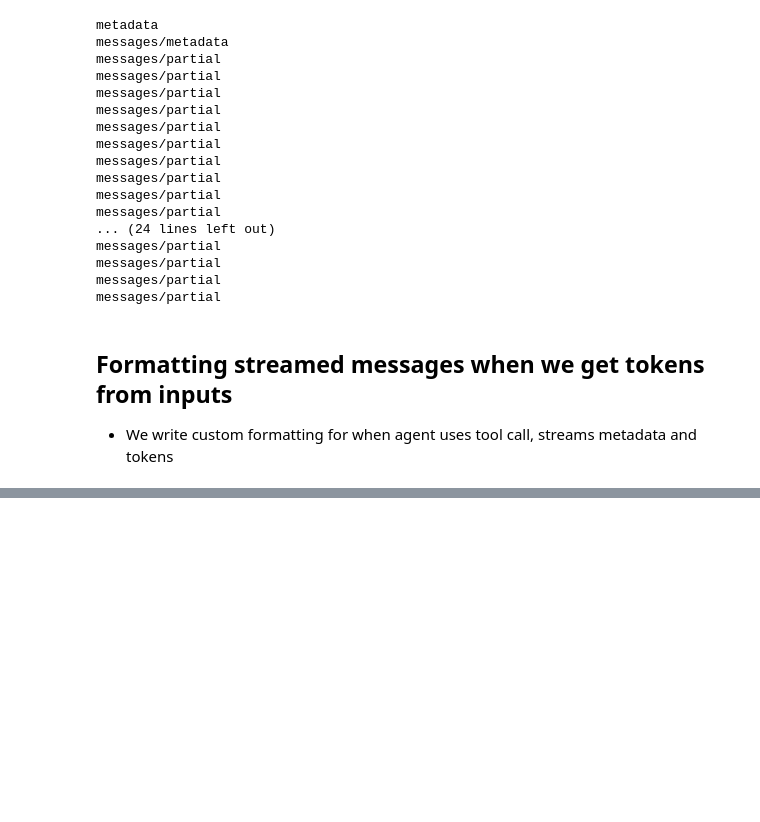
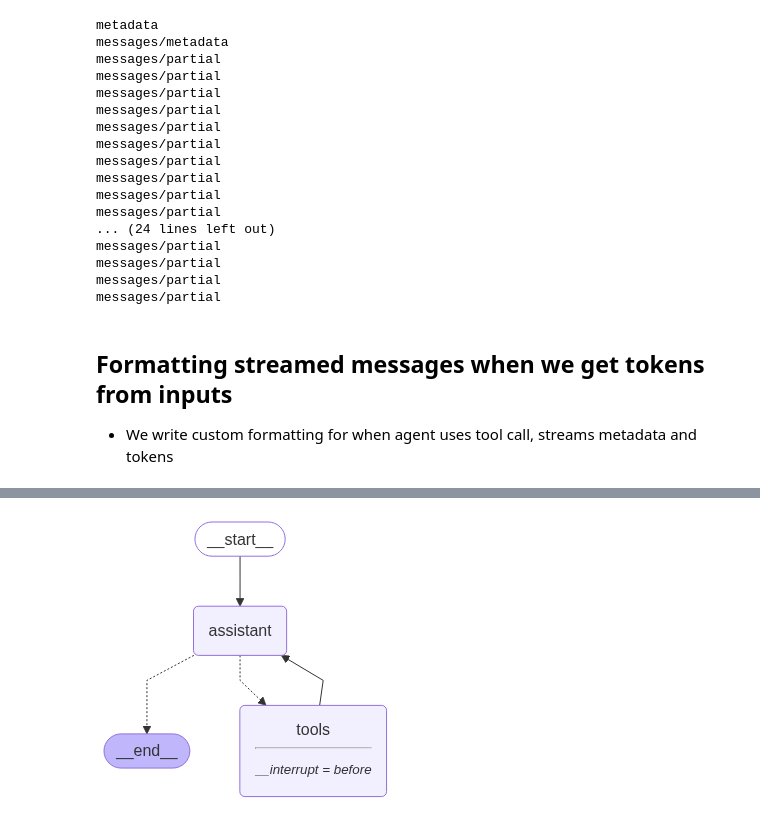
Before and after one commit to DeconvFFT/Langgraph-foundations, a Jupyter notebook: module3/human-in-loop.ipynb, the cells around one changed output, grey strips where cells are left out. Drawn from its saved outputs; the diff is of its cells as text; code cells hidden in the pictures; blank space fills up the shorter version.

Commit message:
Added interrupt before using tool

```diff
--- a/module3/human-in-loop.ipynb
+++ b/module3/human-in-loop.ipynb
@@ -309,0 +395,46 @@ async for event in client.runs.stream(thread["thread_id"],
+# %%
+from langchain_openai import ChatOpenAI
+
+llm = ChatOpenAI(model = "gpt-4o-mini", temperature = 0)
+llm_with_tools = llm.bind_tools(tools)
+# %%
+from langchain_core.messages import HumanMessage, SystemMessage, AnyMessage
+from pydantic import BaseModel, Field
+from typing import Annotated
+from langgraph.graph.message import add_messages
+from langgraph.prebuilt import tools_condition, ToolNode
+from langgraph.graph import START, StateGraph, END
+from IPython.display import display, Image
+from langgraph.checkpoint.memory import MemorySaver
+
+memory = MemorySaver()
+
+class MessagesState(BaseModel):
+    messages: Annotated[list[AnyMessage], add_messages] = Field(default_factory=list)
+
+
+system_message = SystemMessage(content="You are a helpful assistnat tasked with performing arithmetic on a set of inputs.")
+
+def assistant(state:MessagesState):
+    return {"messages":[llm_with_tools.invoke([system_message] + state.model_dump()['messages'])]}
+
+
+# builder
+builder = StateGraph(MessagesState)
+# add nodes
+builder.add_node('assistant', assistant)
+builder.add_node('tools', ToolNode(tools))
+# add edges
+builder.add_edge(START,'assistant')
+builder.add_conditional_edges(
+    'assistant',
+    tools_condition
+)
+builder.add_edge('tools', 'assistant')
+#compile graph
+react_graph = builder.compile(interrupt_before = ['tools'], checkpointer = memory)
+
+# display graph
+display(Image(react_graph.get_graph().draw_mermaid_png()))
+# %% [output]
+[figure, added]
```
Also changed, not shown: parts of 9 cells of this notebook.
